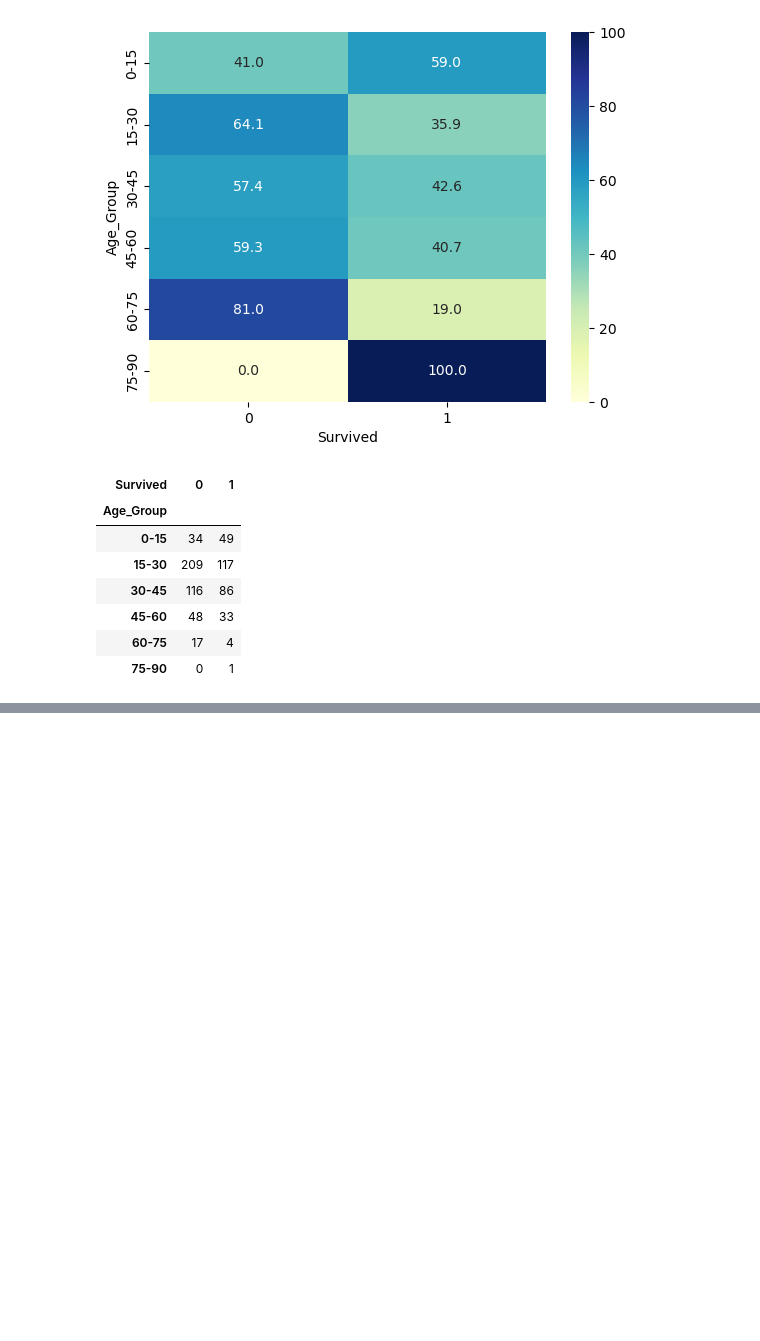
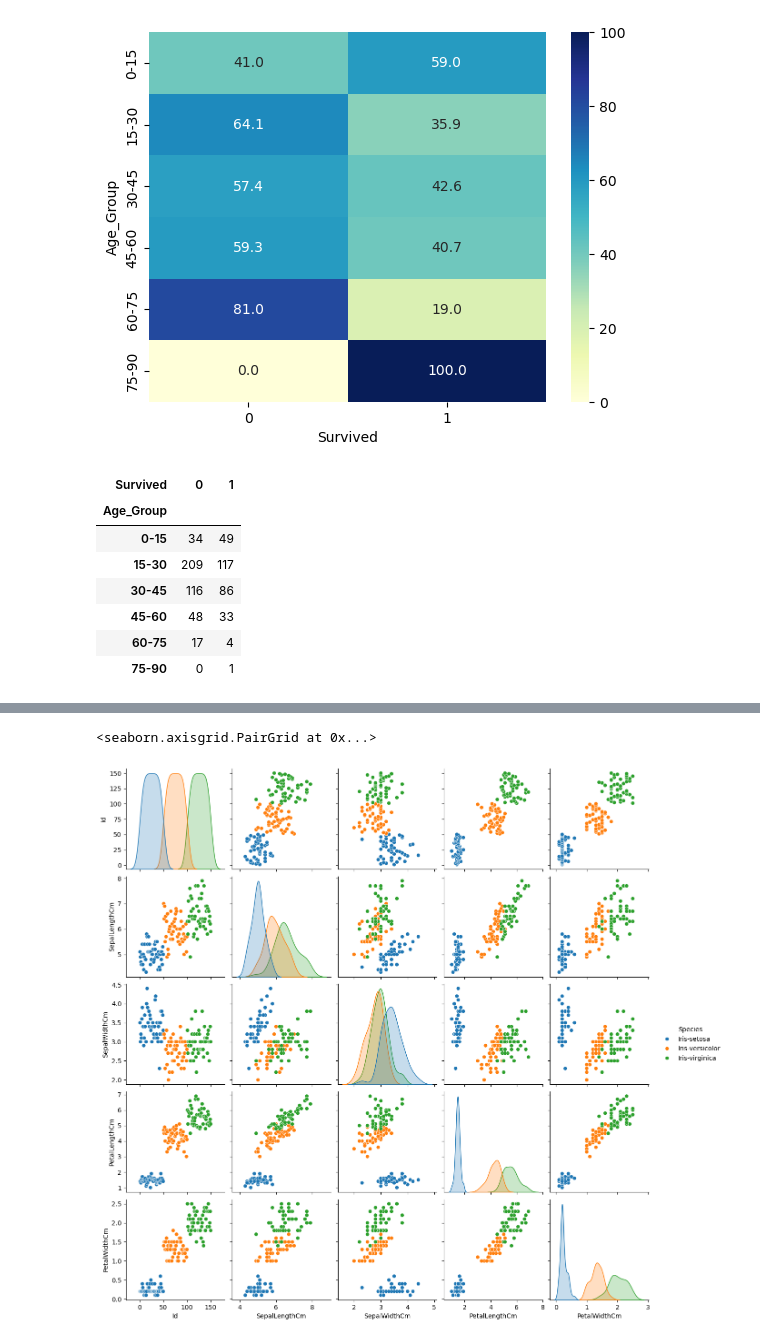
Before and after one commit to tanvir-sec15/Machine_Learning, a Jupyter notebook: Multivariate Analysis.ipynb, the cells around one changed output, grey strips where cells are left out. Cells and saved outputs as stored; diff of their text form; code cells hidden in the pictures; blank space fills up the shorter version.

```diff
--- a/Multivariate Analysis.ipynb
+++ b/Multivariate Analysis.ipynb
@@ -126,0 +164,5 @@ pd.crosstab(titanic['Age_Group'],titanic['Survived'])
+# %%
+sns.pairplot(iris,hue='Species')
+# %% [output]
+<seaborn.axisgrid.PairGrid at 0x...>
+[figure, added]
```
Also changed, not shown: parts of 9 cells of this notebook.
